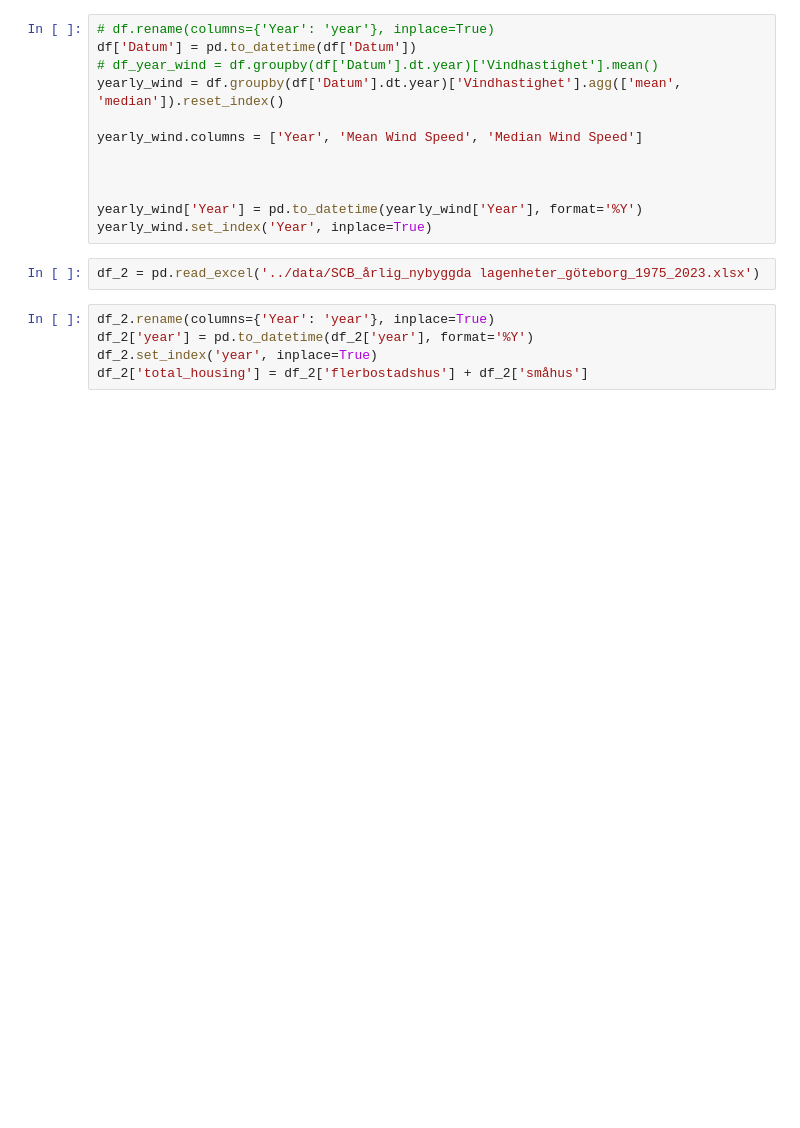
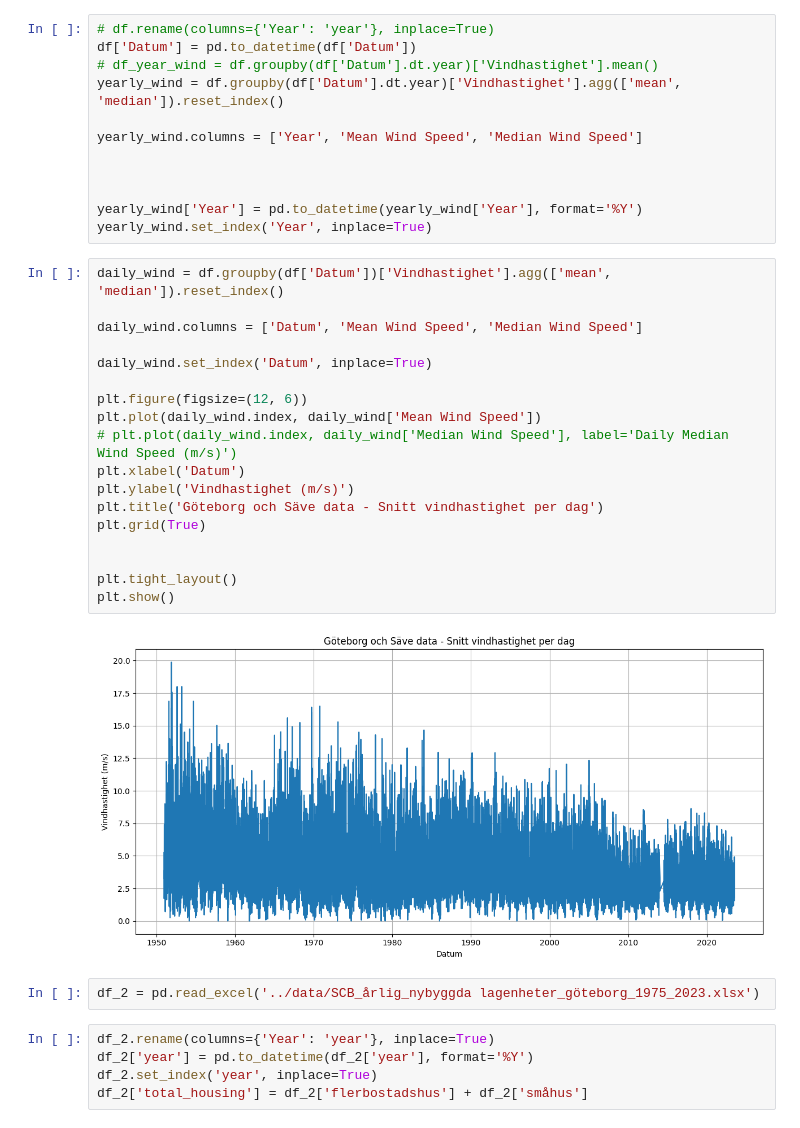
Before and after one commit to msteele919/projectwork, a Jupyter notebook: Correlations/wind_building_growth.ipynb, the cells around one changed output. Cells and saved outputs as stored; diff of their text form; blank space fills up the shorter version.

```diff
--- a/Correlations/wind_building_growth.ipynb
+++ b/Correlations/wind_building_growth.ipynb
@@ -40,6 +111,26 @@ yearly_wind.columns = ['Year', 'Mean Wind Speed', 'Median Wind Speed']
 
 yearly_wind['Year'] = pd.to_datetime(yearly_wind['Year'], format='%Y')
 yearly_wind.set_index('Year', inplace=True)
+# %%
+daily_wind = df.groupby(df['Datum'])['Vindhastighet'].agg(['mean', 'median']).reset_index()
+
+daily_wind.columns = ['Datum', 'Mean Wind Speed', 'Median Wind Speed']
+
+daily_wind.set_index('Datum', inplace=True)
+
+plt.figure(figsize=(12, 6))
+plt.plot(daily_wind.index, daily_wind['Mean Wind Speed'])
+# plt.plot(daily_wind.index, daily_wind['Median Wind Speed'], label='Daily Median Wind Speed (m/s)')
+plt.xlabel('Datum')
+plt.ylabel('Vindhastighet (m/s)')
+plt.title('Göteborg och Säve data - Snitt vindhastighet per dag')
+plt.grid(True)
+
+
+plt.tight_layout()
+plt.show()
+# %% [output]
+[figure, added]
 # %%
 df_2 = pd.read_excel('../data/SCB_årlig_nybyggda lagenheter_göteborg_1975_2023.xlsx')
 # %%
```
Also changed, not shown: parts of 10 cells of this notebook, 6 other files.
